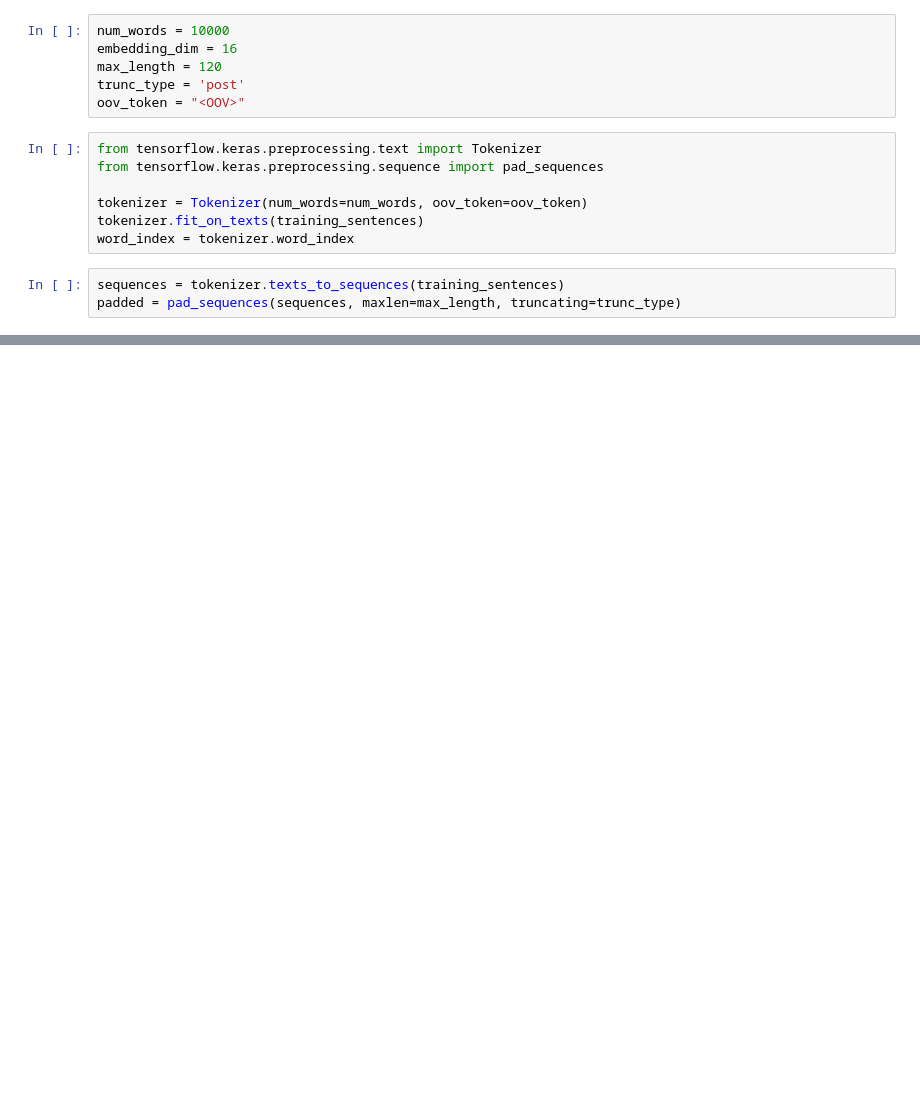
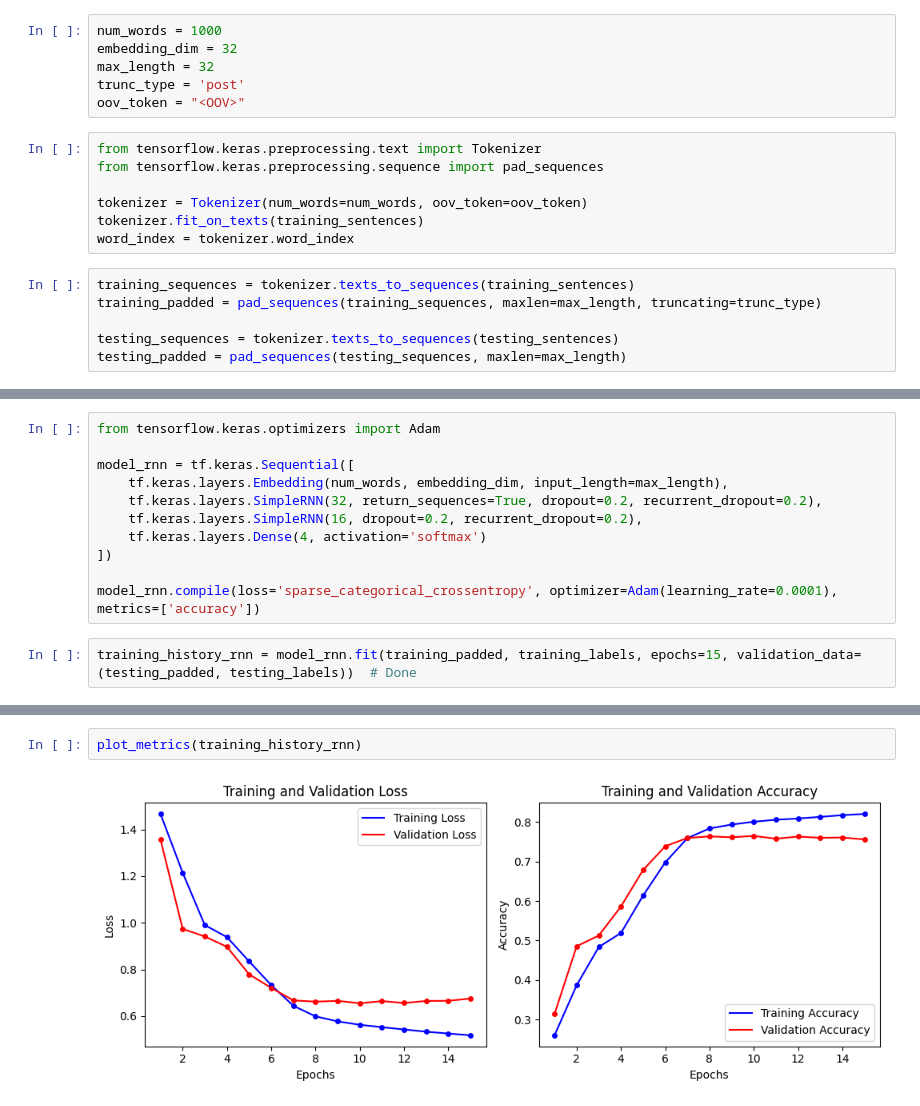
Before and after one commit to Norbert-Podgorski/ML-Exploration-Projects, a Jupyter notebook: NLP - Recursive_Architectures_Comparison/Recursive_Architectures_Comparison.ipynb, the cells around one changed output, grey strips where cells are left out. Drawn from its saved outputs; the diff is of its cells as text; blank space fills up the shorter version.

Commit message:
all models trained

```diff
--- a/NLP - Recursive_Architectures_Comparison/Recursive_Architectures_Comparison.ipynb
+++ b/NLP - Recursive_Architectures_Comparison/Recursive_Architectures_Comparison.ipynb
@@ -45,9 +44,9 @@ Label:  1
 # %% [markdown]
 # **Preprocessing:**
 # %%
-num_words = 10000
-embedding_dim = 16
-max_length = 120
+num_words = 1000
+embedding_dim = 32
+max_length = 32
 trunc_type = 'post'
 oov_token = "<OOV>"
 # %%
@@ -58,5 +57,8 @@ tokenizer = Tokenizer(num_words=num_words, oov_token=oov_token)
 tokenizer.fit_on_texts(training_sentences)
 word_index = tokenizer.word_index
 # %%
-sequences = tokenizer.texts_to_sequences(training_sentences)
-padded = pad_sequences(sequences, maxlen=max_length, truncating=trunc_type)
+training_sequences = tokenizer.texts_to_sequences(training_sentences)
+training_padded = pad_sequences(training_sequences, maxlen=max_length, truncating=trunc_type)
+
+testing_sequences = tokenizer.texts_to_sequences(testing_sentences)
+testing_padded = pad_sequences(testing_sequences, maxlen=max_length)
@@ -74,0 +119,13 @@ This was an absolutely terrible movie. Don't be lured in by Christopher Walken o
+# %%
+from tensorflow.keras.optimizers import Adam
+
+model_rnn = tf.keras.Sequential([
+    tf.keras.layers.Embedding(num_words, embedding_dim, input_length=max_length),
+    tf.keras.layers.SimpleRNN(32, return_sequences=True, dropout=0.2, recurrent_dropout=0.2),
+    tf.keras.layers.SimpleRNN(16, dropout=0.2, recurrent_dropout=0.2),
+    tf.keras.layers.Dense(4, activation='softmax')
+])
+
+model_rnn.compile(loss='sparse_categorical_crossentropy', optimizer=Adam(learning_rate=0.0001), metrics=['accuracy'])
+# %%
+training_history_rnn = model_rnn.fit(training_padded, training_labels, epochs=15, validation_data=(testing_padded, testing_labels))  # Done
@@ -74,0 +150,4 @@ This was an absolutely terrible movie. Don't be lured in by Christopher Walken o
+# %%
+plot_metrics(training_history_rnn)
+# %% [output]
+[figure, added]
```
Also changed, not shown: parts of 24 cells of this notebook.
